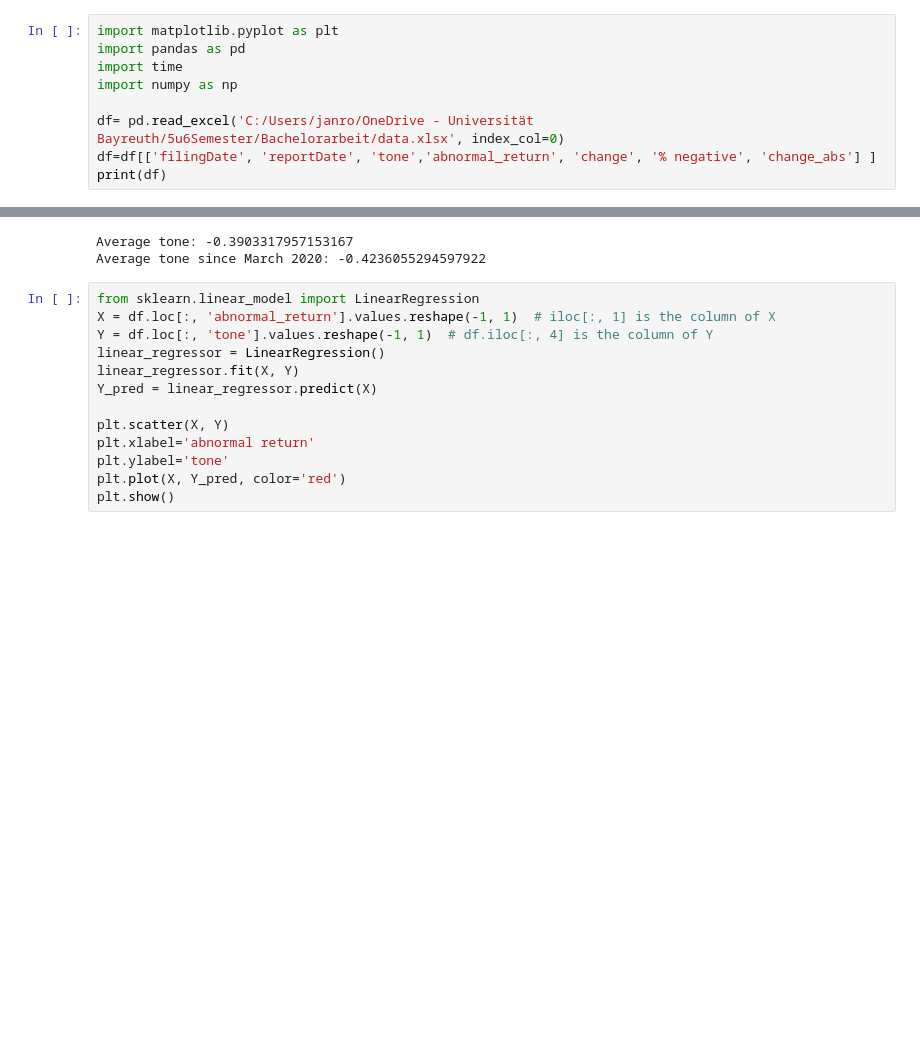
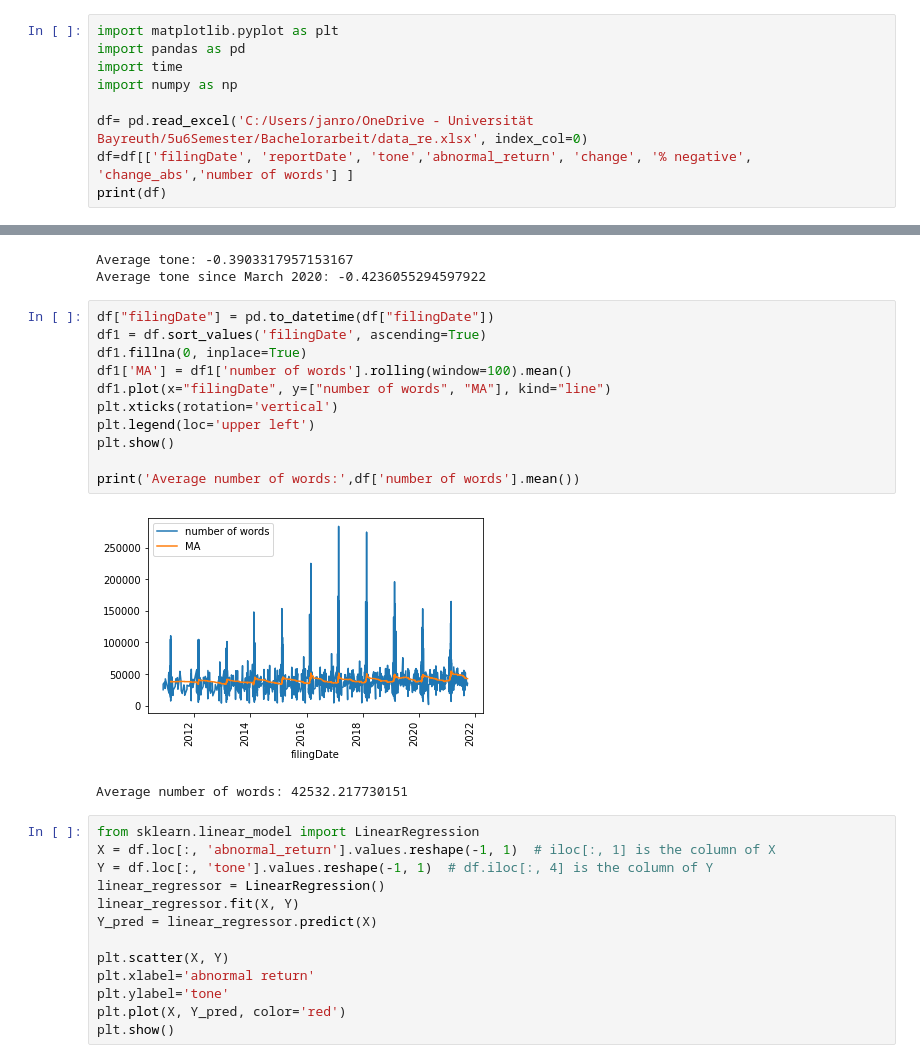
Before and after one commit to janfe2o3/10KSentimentBA, a Jupyter notebook: plots.ipynb, the cells around one changed output, grey strips where cells are left out. Drawn from its saved outputs; the diff is of its cells as text; blank space fills up the shorter version.

```diff
--- a/plots.ipynb
+++ b/plots.ipynb
@@ -4,8 +4,8 @@ import pandas as pd
 import time
 import numpy as np
 
-df= pd.read_excel('C:/Users/janro/OneDrive - Universität Bayreuth/5u6Semester/Bachelorarbeit/data.xlsx', index_col=0)
-df=df[['filingDate', 'reportDate', 'tone','abnormal_return', 'change', '% negative', 'change_abs'] ]
+df= pd.read_excel('C:/Users/janro/OneDrive - Universität Bayreuth/5u6Semester/Bachelorarbeit/data_re.xlsx', index_col=0)
+df=df[['filingDate', 'reportDate', 'tone','abnormal_return', 'change', '% negative', 'change_abs','number of words'] ]
 print(df)
 # %% [output]
      filingDate reportDate      tone  abnormal_return    change  % negative  \
@@ -42,6 +42,20 @@ print('Average tone since March 2020:', df_covid['tone'].mean())
 [figure]
 Average tone: -0.3903317957153167
 Average tone since March 2020: -0.4236055294597922
+# %%
+df["filingDate"] = pd.to_datetime(df["filingDate"])
+df1 = df.sort_values('filingDate', ascending=True)
+df1.fillna(0, inplace=True)
+df1['MA'] = df1['number of words'].rolling(window=100).mean()
+df1.plot(x="filingDate", y=["number of words", "MA"], kind="line")
+plt.xticks(rotation='vertical')
+plt.legend(loc='upper left')
+plt.show()
+
+print('Average number of words:',df['number of words'].mean())
+# %% [output]
+[figure, added]
+Average number of words: 42532.217730151
 # %%
 from sklearn.linear_model import LinearRegression
 X = df.loc[:, 'abnormal_return'].values.reshape(-1, 1)  # iloc[:, 1] is the column of X
```
Also changed, not shown: parts of 2 cells of this notebook, 4 other files.
